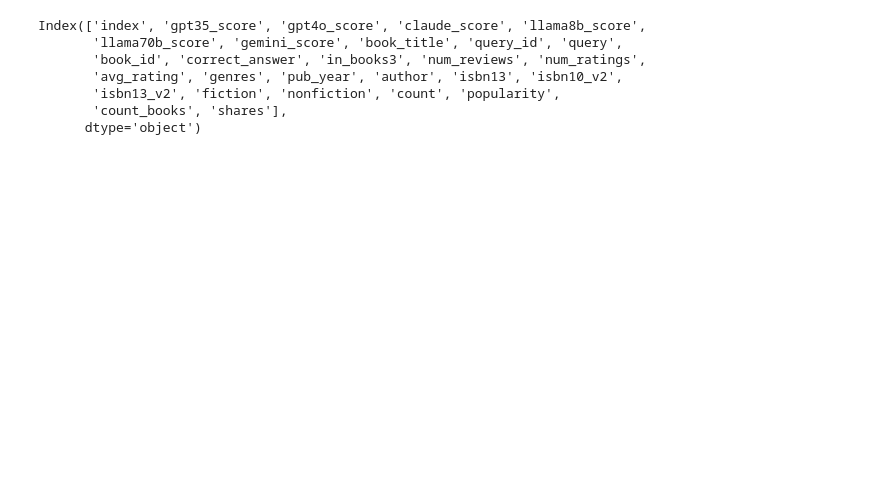
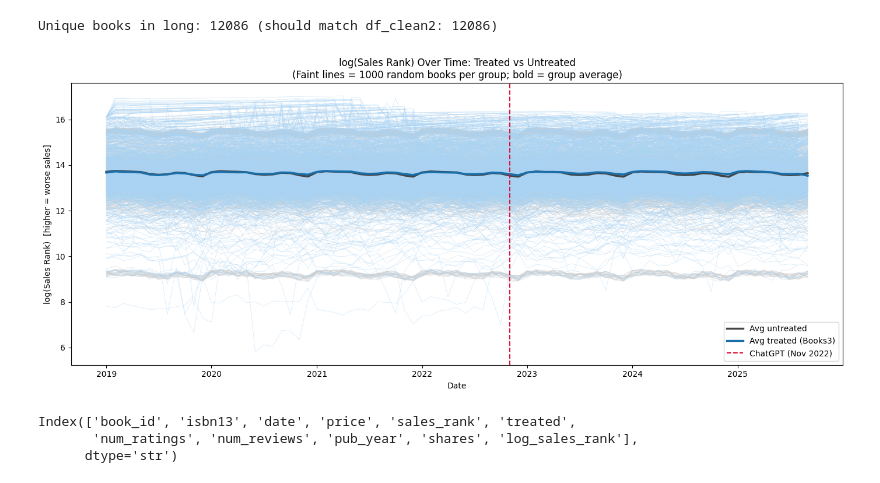
Before and after one commit to sjia03/cloze-encounters, a Jupyter notebook: scratch/temp.ipynb, the cells around one changed output. Saved outputs shown, nothing was run; the diff lists cells and outputs as text; code cells hidden in the pictures; blank space fills up the shorter version.

```diff
--- a/scratch/temp.ipynb
+++ b/scratch/temp.ipynb
@@ -4,0 +18,2 @@ df = pd.read_csv('/Users/stjia/Documents/cloze-encounters/filedata/book-level.cs
+# %%
+df = pd.read_csv('/Users/stjia/Library/CloudStorage/Dropbox-HarvardUniversity/Stella Jia/23.Copyright-LLMs/filedata/final_results_monthyear-keepa.csv')
@@ -4,0 +245,18 @@ df = pd.read_csv('/Users/stjia/Documents/cloze-encounters/filedata/book-level.cs
+# %%
+import matplotlib.pyplot as plt
+
+# Pick one book
+book = long[long['book_id'] == long['book_id'].iloc[400]].sort_values('date')
+long['log_sales_rank'] = np.log(long['sales_rank'].replace(0, np.nan))
+title = df_clean2.loc[book['book_id'].iloc[0], 'title_x']
+
+fig, ax = plt.subplots(figsize=(12, 4))
+ax.plot(book['date'], book['log_sales_rank'], marker='o', ms=3, lw=1.5, color='steelblue')
+ax.axvline(pd.Timestamp('2022-11-01'), color='crimson', linestyle='--', lw=1.5, label='ChatGPT launch')
+ax.set_xlabel('Month-Year')
+ax.set_ylabel('log(Sales Rank)')
+ax.set_title(f'{title}')
+ax.legend()
+plt.xticks(rotation=45)
+plt.tight_layout()
+plt.show()
@@ -5,10 +265,53 @@ df = pd.read_csv('/Users/stjia/Documents/cloze-encounters/filedata/book-level.cs
+# %%
+# check number of unique book_id in long
+print(f"Unique books in long: {long['book_id'].nunique()} (should match df_clean2: {len(df_clean2)})")
+# %% [output]
+Unique books in long: 12086 (should match df_clean2: 12086)
+# %%
+import matplotlib.pyplot as plt
+import numpy as np
+
+# filter to just books from 1900-2000
+long_sub = long[(long['pub_year'] >= 1500) & (long['pub_year'] <= 2026)].copy()
+long_sub['log_sales_rank'] = np.log(long_sub['sales_rank'].replace(0, np.nan))
+long_valid = long_sub.dropna(subset=['log_sales_rank', 'treated']).copy()
+long_valid['treated'] = long_valid['treated'].map({True: 1, False: 0, 1: 1, 0: 0})
+
+N_SAMPLE = 1000
+np.random.seed(50)
+
+fig, ax = plt.subplots(figsize=(14, 6))
+
+for treat_val, ind_color, avg_color, avg_label in [
+    (0, '#cccccc', '#444444', 'Avg untreated'),
+    (1, '#aad4f5', '#1a6fab', 'Avg treated (Books3)'),
+]:
+    books = long_valid[long_valid['treated'] == treat_val]['book_id'].unique()
+    sample = np.random.choice(books, size=min(N_SAMPLE, len(books)), replace=False)
+
+    for book in sample:
+        bdata = long_valid[long_valid['book_id'] == book].sort_values('date')
+        ax.plot(bdata['date'], bdata['log_sales_rank'],
+                color=ind_color, lw=0.5, alpha=0.5)
+
+    avg = (long_valid[long_valid['treated'] == treat_val]
+           .groupby('date')['log_sales_rank'].mean())
+    ax.plot(avg.index, avg.values, color=avg_color, lw=2.5, label=avg_label, zorder=5)
+
+ax.axvline(pd.Timestamp('2022-11-01'), color='crimson', linestyle='--',
+           lw=1.5, label='ChatGPT (Nov 2022)', zorder=6)
+ax.set_xlabel('Date')
+ax.set_ylabel('log(Sales Rank)  [higher = worse sales]')
+ax.set_title(f'log(Sales Rank) Over Time: Treated vs Untreated\n'
+             f'(Faint lines = {N_SAMPLE} random books per group; bold = group average)')
+ax.legend()
+plt.tight_layout()
+plt.show()
+# %% [output]
+[figure, added]
 # %%
-df.columns
+long.columns
 # %% [output]
-Index(['index', 'gpt35_score', 'gpt4o_score', 'claude_score', 'llama8b_score',
-       'llama70b_score', 'gemini_score', 'book_title', 'query_id', 'query',
-       'book_id', 'correct_answer', 'in_books3', 'num_reviews', 'num_ratings',
-       'avg_rating', 'genres', 'pub_year', 'author', 'isbn13', 'isbn10_v2',
-       'isbn13_v2', 'fiction', 'nonfiction', 'count', 'popularity',
-       'count_books', 'shares'],
-      dtype='object')
+Index(['book_id', 'isbn13', 'date', 'price', 'sales_rank', 'treated',
+       'num_ratings', 'num_reviews', 'pub_year', 'shares', 'log_sales_rank'],
+      dtype='str')
```
Also changed, not shown: parts of 25 cells of this notebook.
